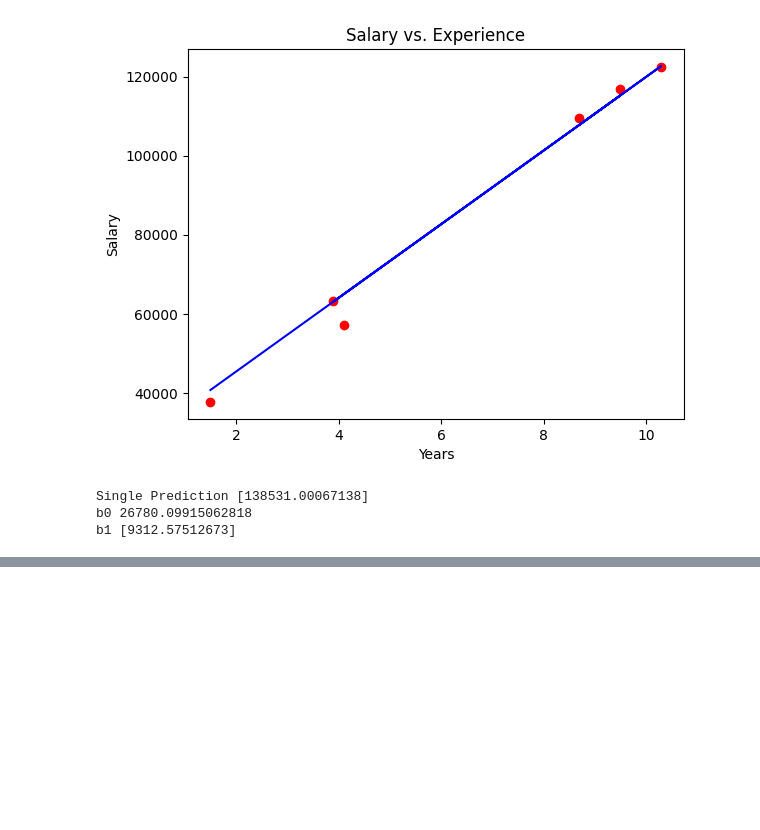
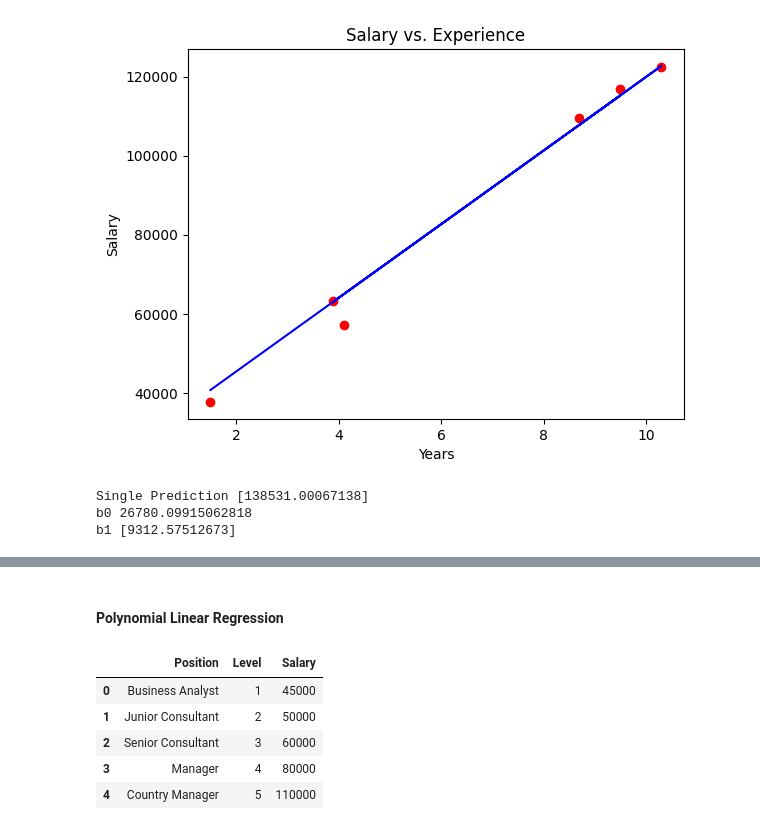
Before and after one commit to AmeyaPadwad/Machine-Learning-A-Z, a Jupyter notebook: [1]regression.ipynb, the cells around one changed output, grey strips where cells are left out. Drawn from its saved outputs; the diff is of its cells as text; code cells hidden in the pictures; blank space fills up the shorter version.

```diff
--- a/[1]regression.ipynb
+++ b/[1]regression.ipynb
@@ -87,0 +161,17 @@ b1 [9312.57512673]
+# %% [markdown]
+#### Polynomial Linear Regression
+# %%
+import numpy as np
+import pandas as pd
+import matplotlib.pyplot as plt
+dataset = pd.read_csv('datasets/Position_Salaries.csv')
+X = dataset.iloc[:, 1:-1]
+y = dataset.iloc[:, -1]
+dataset.head()
+# %% [output]
+|  | Position | Level | Salary |
+| 0 | Business Analyst | 1 | 45000 |
+| 1 | Junior Consultant | 2 | 50000 |
+| 2 | Senior Consultant | 3 | 60000 |
+| 3 | Manager | 4 | 80000 |
+| 4 | Country Manager | 5 | 110000 |
```
Also changed, not shown: parts of 14 cells of this notebook.
